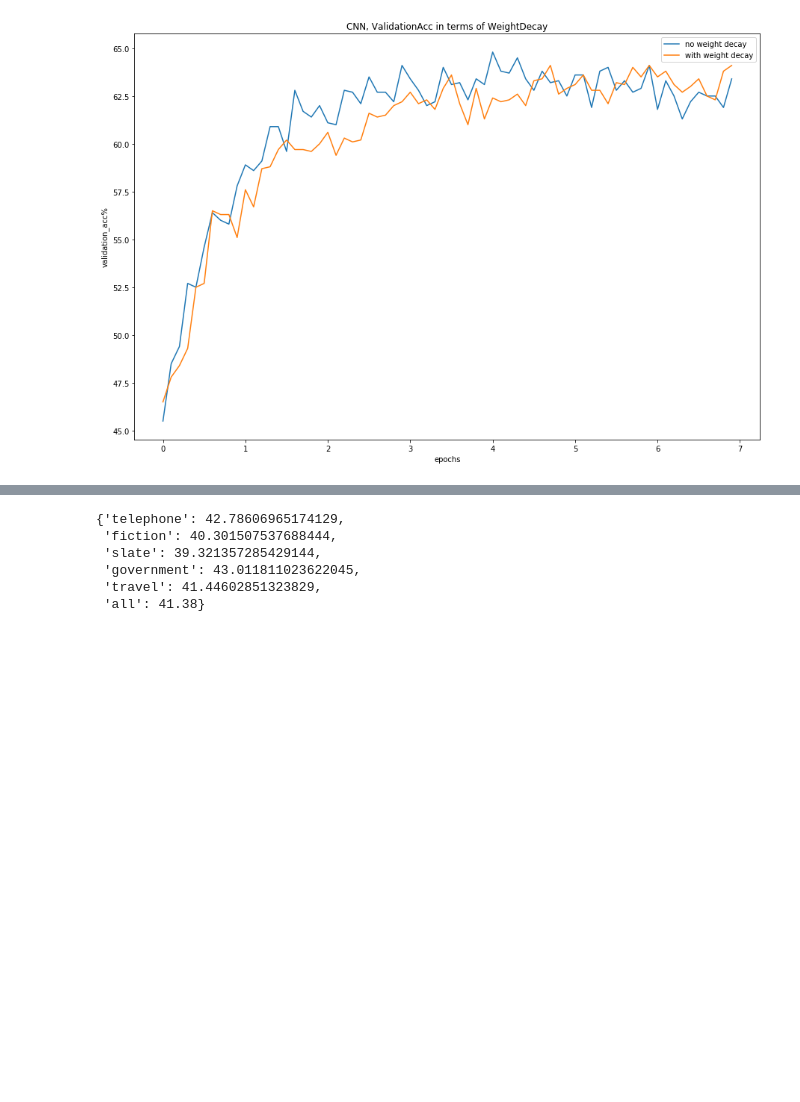
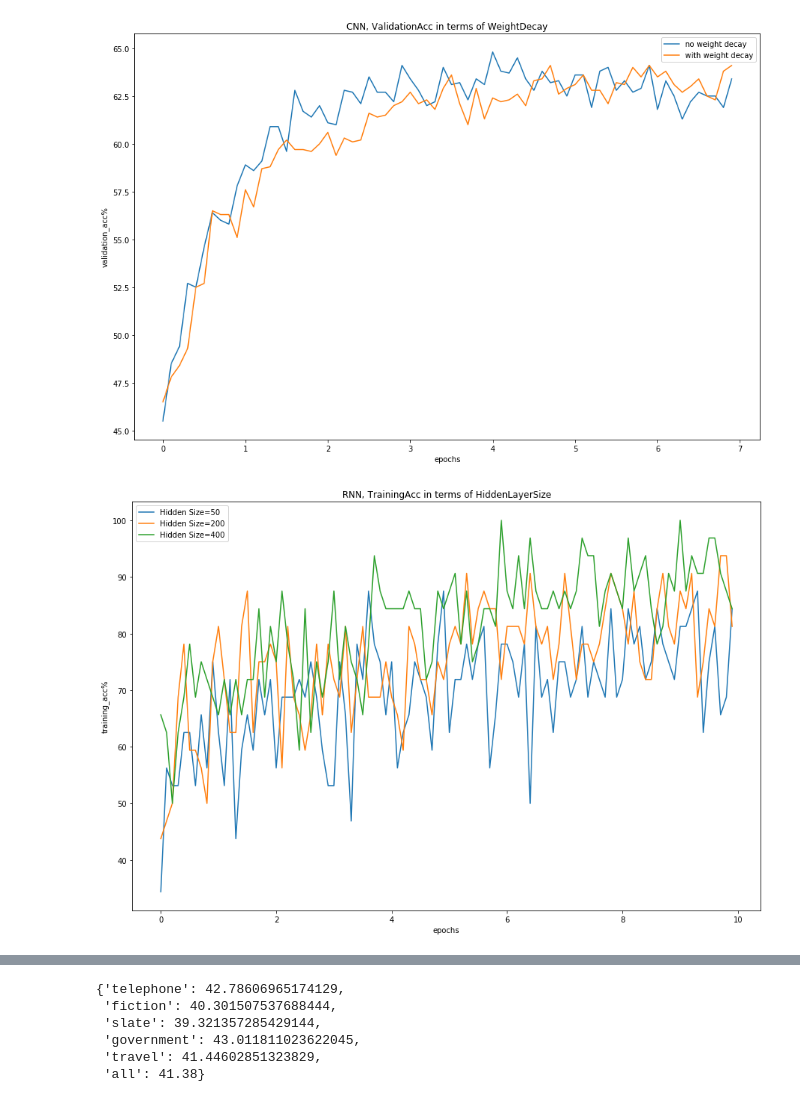
Before and after one commit to firstkeaster/DS_GA_1011_NLP, a Jupyter notebook: HW2/NLP_HW2_P2.ipynb, the cells around one changed output, grey strips where cells are left out. Saved outputs shown, nothing was run; the diff lists cells and outputs as text; code cells hidden in the pictures; blank space fills up the shorter version.

```diff
--- a/HW2/NLP_HW2_P2.ipynb
+++ b/HW2/NLP_HW2_P2.ipynb
@@ -43,7 +43,9 @@ UNK_IDX = 1
 nowpath = os.path.abspath('.')
 datapath = nowpath + '/hw2_data'
 picklePath = nowpath + '/hw2_data_p'
-resPath = nowpath + '/hw2_res'
+#resPath = nowpath + '/hw2_res'
+resPath = nowpath + '/hw2_res_cheatreal'
+resCNN = nowpath + '/hw2_res_cheatreal_cnn/hw2_data_cheatreal'
 
 all_train = []
 all_val = []
@@ -932,0 +1133,34 @@ plt.show()
+# %%
+from collections import defaultdict
+allRnnRes = defaultdict(dict)
+allRnnRes['trainLoss']['sizeHidLayer'] = [(TLSubH50, '50'), (TLSubH200, '200'), (TLSubH400, '400')]
+allRnnRes['trainLoss']['methodInteract'] = [(TLConcH200, 'Concat'), (TLMultH200, 'Mult'), (TLSubH200, 'Subtra')]
+allRnnRes['trainLoss']['weightDecay'] = [(TLSubH400, 'no weight decay'), (TLSubH400WD, 'with weight decay')]
+allCnnRes = defaultdict(dict)
+allCnnRes['trainLoss']['sizeHidLayer'] = [(TLConcH200CNN, '200'), (TLConcH300CNN, '300'), (TLConcH400CNN, '400')]
+allCnnRes['trainLoss']['kernelSize'] = [(TLConcH300KN3CNN, 'kernel_size=3, padding_size=1'), \
+                                        (TLConcH300CNN, 'kernel_size=5, padding_size=2'), (TLConcH300KN7CNN, 'kernel_size=7, padding_size=3')]
+allCnnRes['trainLoss']['weightDecay'] = [(TLConcH200CNN, 'no weight decay'), (TLConcH200CNNWD, 'with weight decay')]
+# %%
+import matplotlib.pyplot as plt
+%matplotlib inline
+xpts = np.arange(0 , 10, 1/10).reshape(-1,1)
+fig,ax=plt.subplots(figsize=(15,10))
+lines=locals()
+#lines['Ori data'],=ax.plot(x_train,y_train,'o')
+#l2reg = 0.0001
+i = 0
+for data, param in allRnnRes['trainLoss']['sizeHidLayer']:
+        y = data
+        label = "Hidden Size="+str(param)
+        lines[label],=ax.plot(xpts, y, label=label)
+        i += 1
+
+ax.legend(loc = 'best')
+plt.title('RNN, TrainingAcc in terms of HiddenLayerSize')
+plt.xlabel('epochs')
+plt.ylabel('training_acc%')
+#plt.ylim(0,2)
+plt.show()
+# %% [output]
+[figure, added]
```
Also changed, not shown: parts of 15 cells of this notebook.
